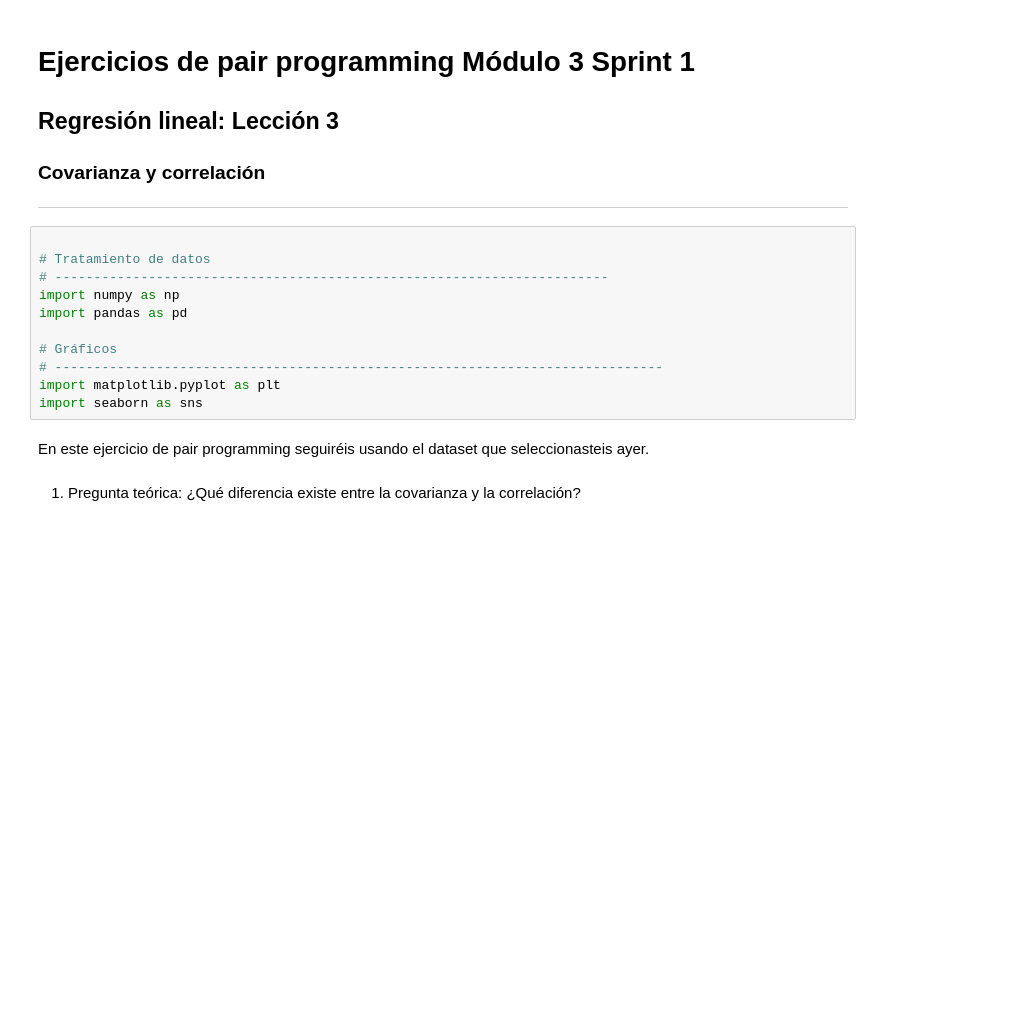
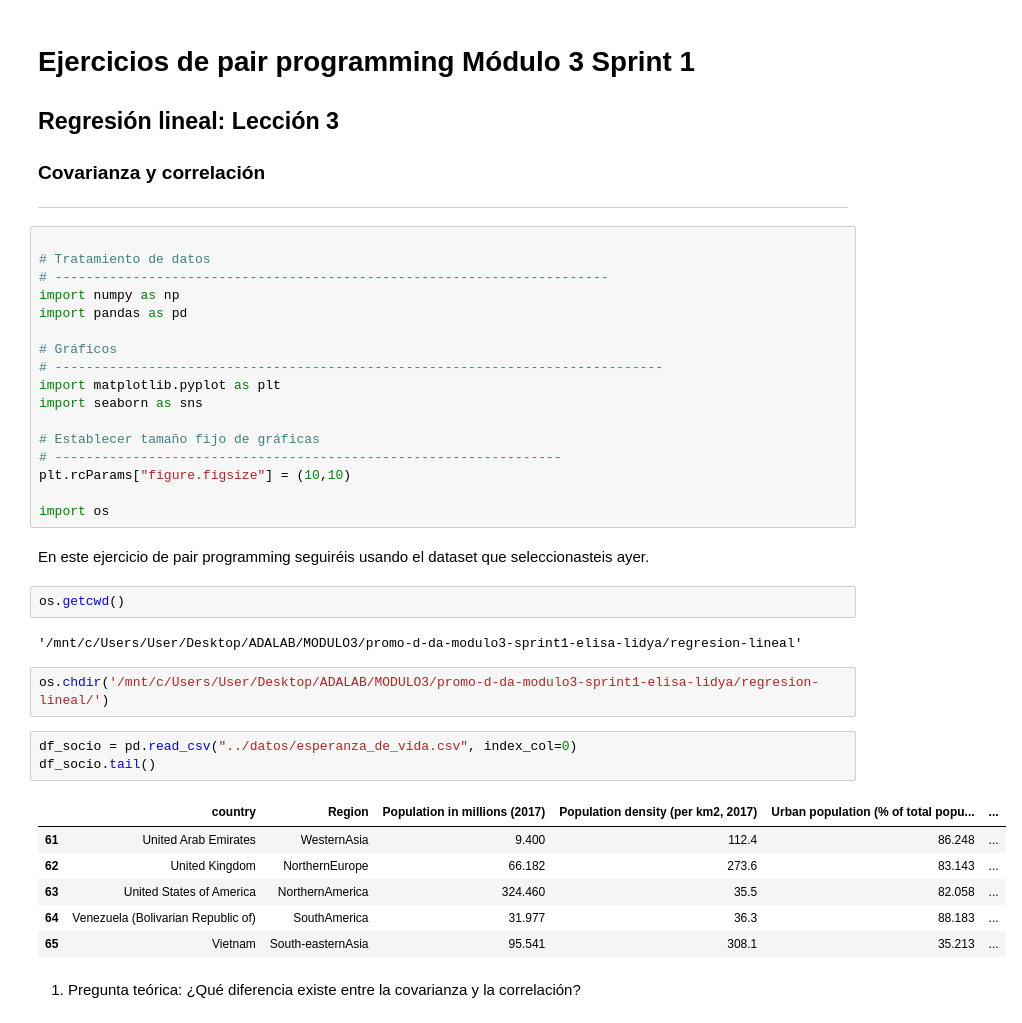
Before and after one commit to Adalab/promo-d-da-modulo3-sprint1-elisa-lidya, a Jupyter notebook: regresion-lineal/pair-regresion-lineal-covarianza-correlacion.ipynb, the cells around one changed output. Drawn from its saved outputs; the diff is of its cells as text; blank space fills up the shorter version.

```diff
--- a/regresion-lineal/pair-regresion-lineal-covarianza-correlacion.ipynb
+++ b/regresion-lineal/pair-regresion-lineal-covarianza-correlacion.ipynb
@@ -15,8 +15,30 @@ import pandas as pd
 # ------------------------------------------------------------------------------
 import matplotlib.pyplot as plt
 import seaborn as sns
+
+# Establecer tamaño fijo de gráficas
+# -----------------------------------------------------------------
+plt.rcParams["figure.figsize"] = (10,10)
+
+import os
 # %% [markdown]
 En este ejercicio de pair programming seguiréis usando el dataset que seleccionasteis ayer.
+# %%
+os.getcwd()
+# %% [output]
+'/mnt/c/Users/User/Desktop/ADALAB/MODULO3/promo-d-da-modulo3-sprint1-elisa-lidya/regresion-lineal'
+# %%
+os.chdir('/mnt/c/Users/User/Desktop/ADALAB/MODULO3/promo-d-da-modulo3-sprint1-elisa-lidya/regresion-lineal/')
+# %%
+df_socio = pd.read_csv("../datos/esperanza_de_vida.csv", index_col=0)
+df_socio.tail()
+# %% [output]
+|  | country | Region | Population in millions (2017) | Population density (per km2, 2017) | Urban population (% of total popu... | ... |
+| 61 | United Arab Emirates | WesternAsia | 9.400 | 112.4 | 86.248 | ... |
+| 62 | United Kingdom | NorthernEurope | 66.182 | 273.6 | 83.143 | ... |
+| 63 | United States of America | NorthernAmerica | 324.460 | 35.5 | 82.058 | ... |
+| 64 | Venezuela (Bolivarian Republic of) | SouthAmerica | 31.977 | 36.3 | 88.183 | ... |
+| 65 | Vietnam | South-easternAsia | 95.541 | 308.1 | 35.213 | ... |
 # %% [markdown]
 
 1. Pregunta teórica: ¿Qué diferencia existe entre la covarianza y la correlación?
```
Also changed, not shown: parts of 6 cells of this notebook, 5 other files.
